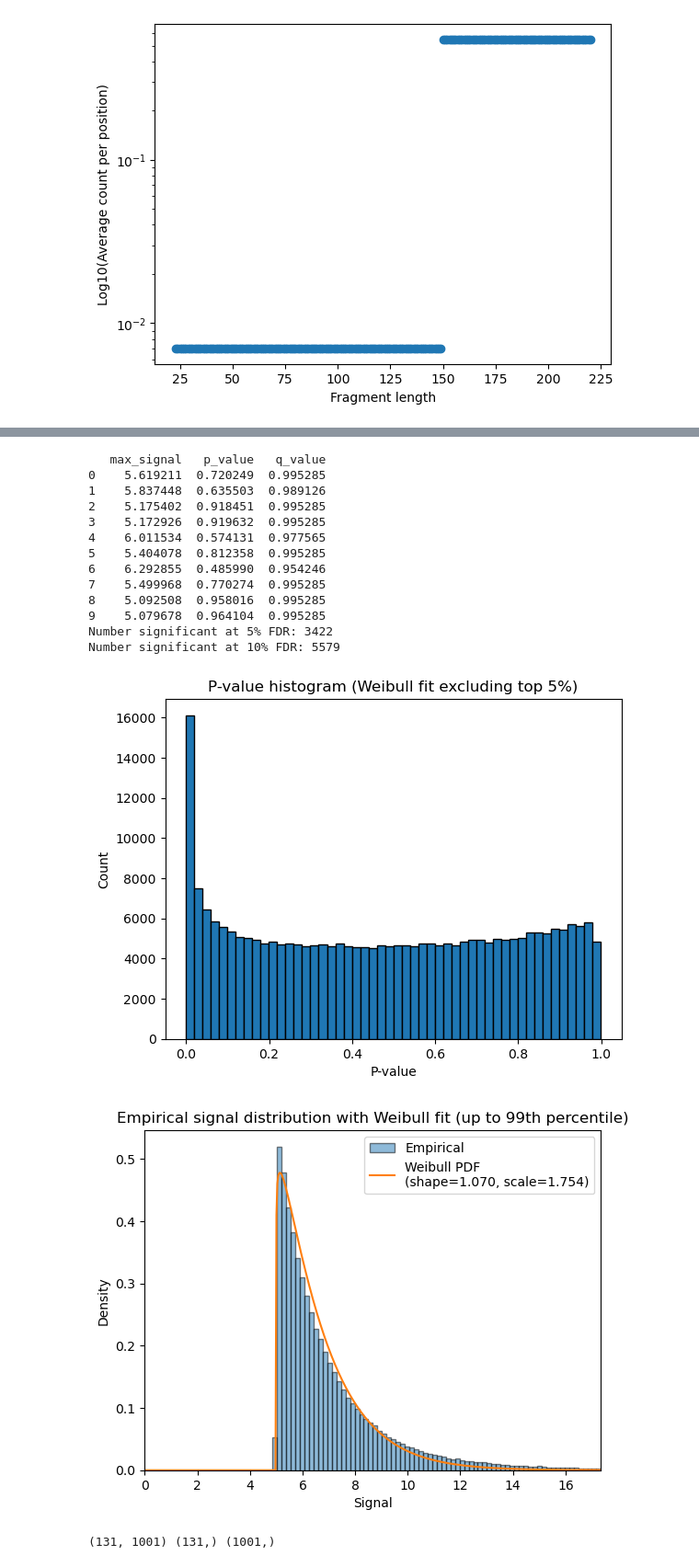
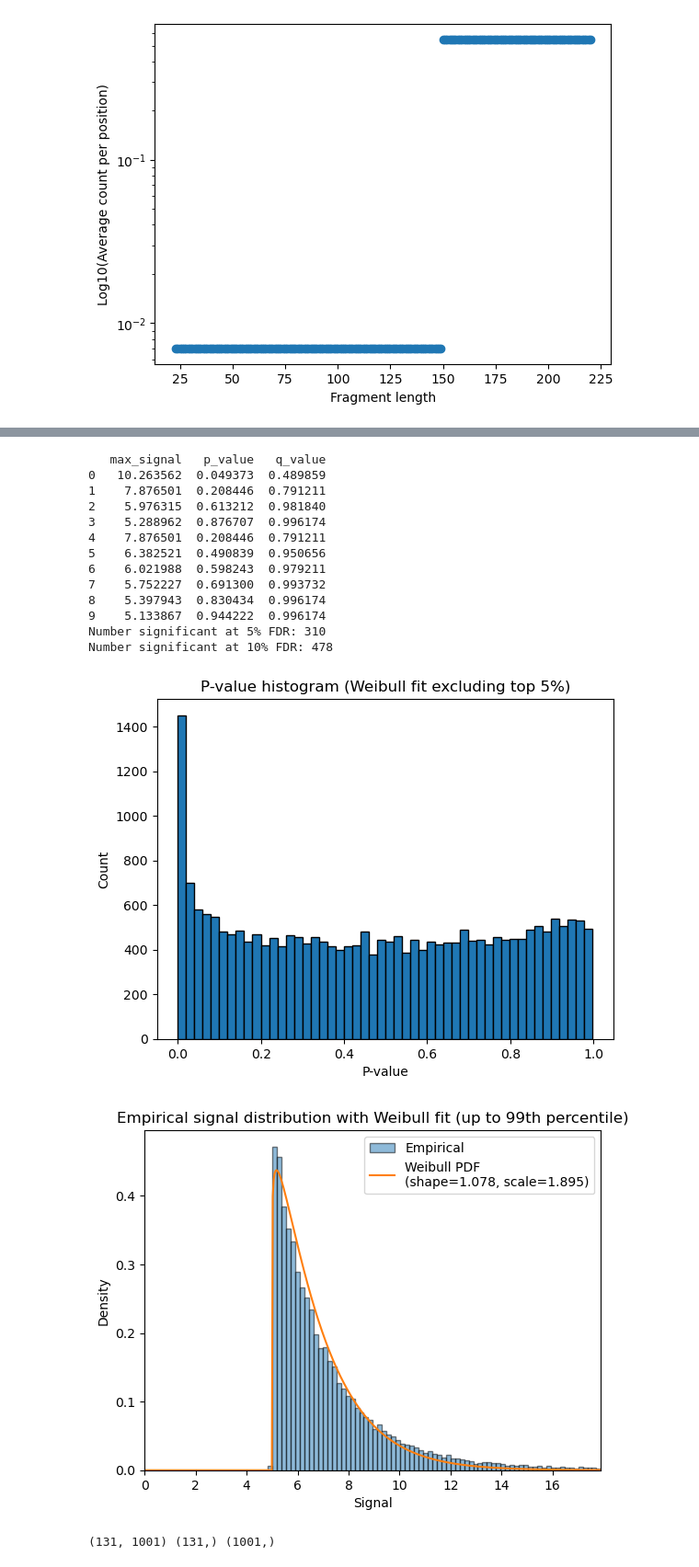
Before and after one commit to aryeelab/foci-3d, a Jupyter notebook: code/footprinting.ipynb, the cells around one changed output, grey strips where cells are left out. Shown at 92% size. Saved outputs shown, nothing was run; the diff lists cells and outputs as text; code cells hidden in the pictures.

Commit message:
Subset footprints for Weibull parameter estimation

```diff
--- a/code/footprinting.ipynb
+++ b/code/footprinting.ipynb
@@ -59,7 +59,7 @@ plt.show()
 # Loop over a set of windows
 
 # Set parameters for blob detection
-threshold = 10.0  # Minimum signal intensity to be considered part of a blob
+threshold = 5  # Minimum signal intensity to be considered part of a blob
 sigma = 10.0       # Standard deviation for Gaussian smoothing
 min_size = 5      # Minimum blob size in pixels
 
@@ -79,7 +79,7 @@ print(windows)
 
 # Loop over windows
 # Initialize blobs as an empty DataFrame before the loop (outside the loop)
-blobs = pd.DataFrame()
+footprints = pd.DataFrame()
 
 for chrom, window_start, window_end in windows:
     footprint, _ = get_count_matrix(counts_gz, chrom, window_start-pad, window_end+pad, fragment_len_min=25, fragment_len_max=160, scale_factor_dict=avg_by_len, sigma=10)
@@ -91,11 +91,11 @@ for chrom, window_start, window_end in windows:
     # Subset to blobs within (unpadded) window
     window_blobs = window_blobs[(window_blobs['position'] >= window_start) & (window_blobs['position'] <= window_end)]
     # Append window_blobs to blobs
-    blobs = pd.concat([blobs, window_blobs], ignore_index=True)
+    footprints = pd.concat([footprints, window_blobs], ignore_index=True)
 
     plot_count_matrix(footprint, blobs=blobs, blob_marker='o', blob_color='black', blob_size=20,
                       xtick_spacing=500, figsize=(10, 1.5), vmax=10)
 
-print(blobs)
+print(footprints.head())
 # %% [output]
 [('chr8', 23230000, 23230999), ('chr8', 23231000, 23231999), ('chr8', 23232000, 23232999), ('chr8', 23233000, 23233999), ('chr8', 23234000, 23234999), ('chr8', 23235000, 23235999), ('chr8', 23236000,  ...
@@ -128,0 +118,4 @@ print(blobs)
+# %%
+# Detect footprints in a larger region
+footprints = detect_footprints(counts_gz, chromosomes=[(chrom, 20_000_000, 30_000_000)], window_size=10000, pad=200, threshold=5, sigma=10, min_size=5,
+                               fragment_len_min=25, fragment_len_max=160, scale_factor_dict=avg_by_len, num_cores=8)
@@ -133,12 +130,15 @@ print(blobs)
 # 1.
 values = footprints['max_signal'].values
 
+# If there are more than 100,000 footprints, use a random subsample
+value_sample = values if len(values) <= 100_000 else np.random.choice(values, 100_000, replace=False)
+
 # 2. Grid search over specified exclusion fractions
 candidates = [0.05, 0.10, 0.20, 0.30]
 results = []
 for f in candidates:
     thr = np.percentile(values, 100 * (1 - f))
-    bulk = values[values <= thr]
+    bulk = value_sample[value_sample <= thr]
     shape, loc, scale = stats.weibull_min.fit(bulk, floc=threshold)
     p_bulk = 1 - stats.weibull_min.cdf(bulk, shape, loc=threshold, scale=scale)
     ks_stat, _ = stats.kstest(p_bulk, 'uniform')
@@ -148,7 +148,7 @@ for f in candidates:
 best_f, best_thr, best_shape, best_scale, best_ks = min(results, key=lambda x: x[4])
 
 # 4. Refit on bulk with best fraction
-bulk = values[values <= best_thr]
+bulk = value_sample[value_sample <= best_thr]
 shape, loc, scale = stats.weibull_min.fit(bulk, floc=threshold)
 
 # 5a. Compute p-values for all data points
@@ -166,48 +166,48 @@ print(footprints[['max_signal', 'p_value', 'q_value']].head(10))
 
 # Number significant at 5%
 print(f"Number significant at 5% FDR: {np.sum(footprints['q_value'] <= 0.05)}")
 # Number significant at 10%
 print(f"Number significant at 10% FDR: {np.sum(footprints['q_value'] <= 0.10)}")
 
 # 7. Plot histogram of all p-values
 plt.figure()
 plt.hist(footprints['p_value'], bins=50, edgecolor='black')
 plt.xlabel('P-value')
 plt.ylabel('Count')
 plt.title(f'P-value histogram (Weibull fit excluding top {int(best_f*100)}%)')
 plt.show()
 
 # 8. Empirical distribution with Weibull PDF, x-axis up to ~25 (99.8th percentile)
 x_limit = np.percentile(values, 99)
 plt.figure()
 # Histogram of empirical signals up to x_limit
-count, bins, _ = plt.hist(values, bins=100, density=True, alpha=0.5, edgecolor='black', range=(0, x_limit), label='Empirical')
+count, bins, _ = plt.hist(value_sample, bins=100, density=True, alpha=0.5, edgecolor='black', range=(0, x_limit), label='Empirical')
 # Weibull PDF curve over same range
 x = np.linspace(0, x_limit, 500)
 pdf = stats.weibull_min.pdf(x, shape, loc=threshold, scale=scale)
 plt.plot(x, pdf, label=f'Weibull PDF\n(shape={shape:.3f}, scale={scale:.3f})')
 plt.xlim(0, x_limit)
 plt.xlabel('Signal')
 plt.ylabel('Density')
 plt.title('Empirical signal distribution with Weibull fit (up to 99th percentile)')
 plt.legend()
 plt.show()
 # %% [output]
    max_signal   p_value   q_value
-0    5.619211  0.720249  0.995285
-1    5.837448  0.635503  0.989126
-2    5.175402  0.918451  0.995285
-3    5.172926  0.919632  0.995285
-4    6.011534  0.574131  0.977565
-5    5.404078  0.812358  0.995285
-6    6.292855  0.485990  0.954246
-7    5.499968  0.770274  0.995285
-8    5.092508  0.958016  0.995285
-9    5.079678  0.964104  0.995285
-Number significant at 5% FDR: 3422
-Number significant at 10% FDR: 5579
+0   10.263562  0.049373  0.489859
+1    7.876501  0.208446  0.791211
+2    5.976315  0.613212  0.981840
+3    5.288962  0.876707  0.996174
+4    7.876501  0.208446  0.791211
+5    6.382521  0.490839  0.950656
+6    6.021988  0.598243  0.979211
+7    5.752227  0.691300  0.993732
+8    5.397943  0.830434  0.996174
+9    5.133867  0.944222  0.996174
+Number significant at 5% FDR: 310
+Number significant at 10% FDR: 478
-[figure, old version]
+[figure, new version]
-[figure, old version]
+[figure, new version]
 # %%
 
 # Visualize a small region with detected footprints
```
Also changed, not shown: parts of 2 cells of this notebook, 1 other file.
